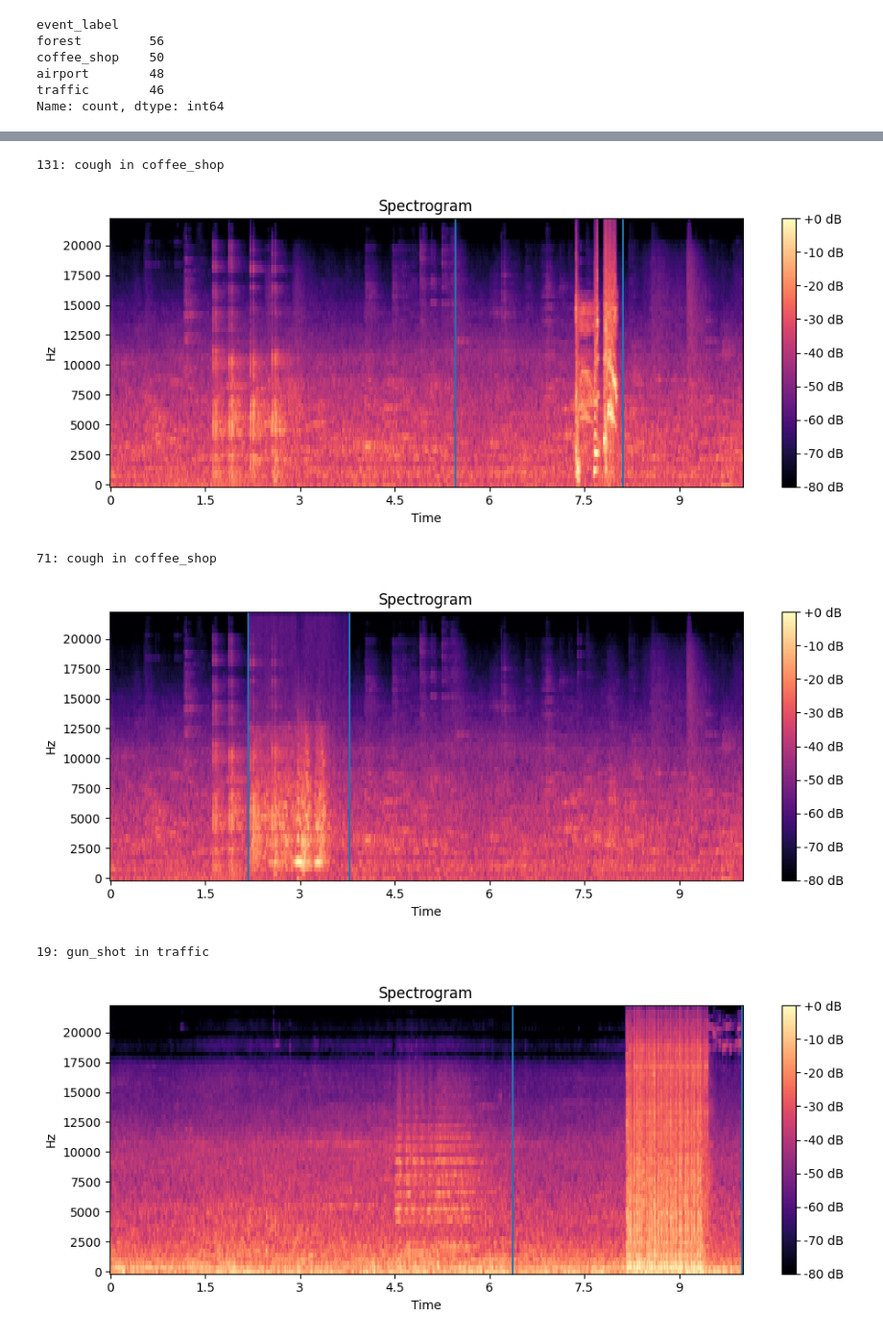
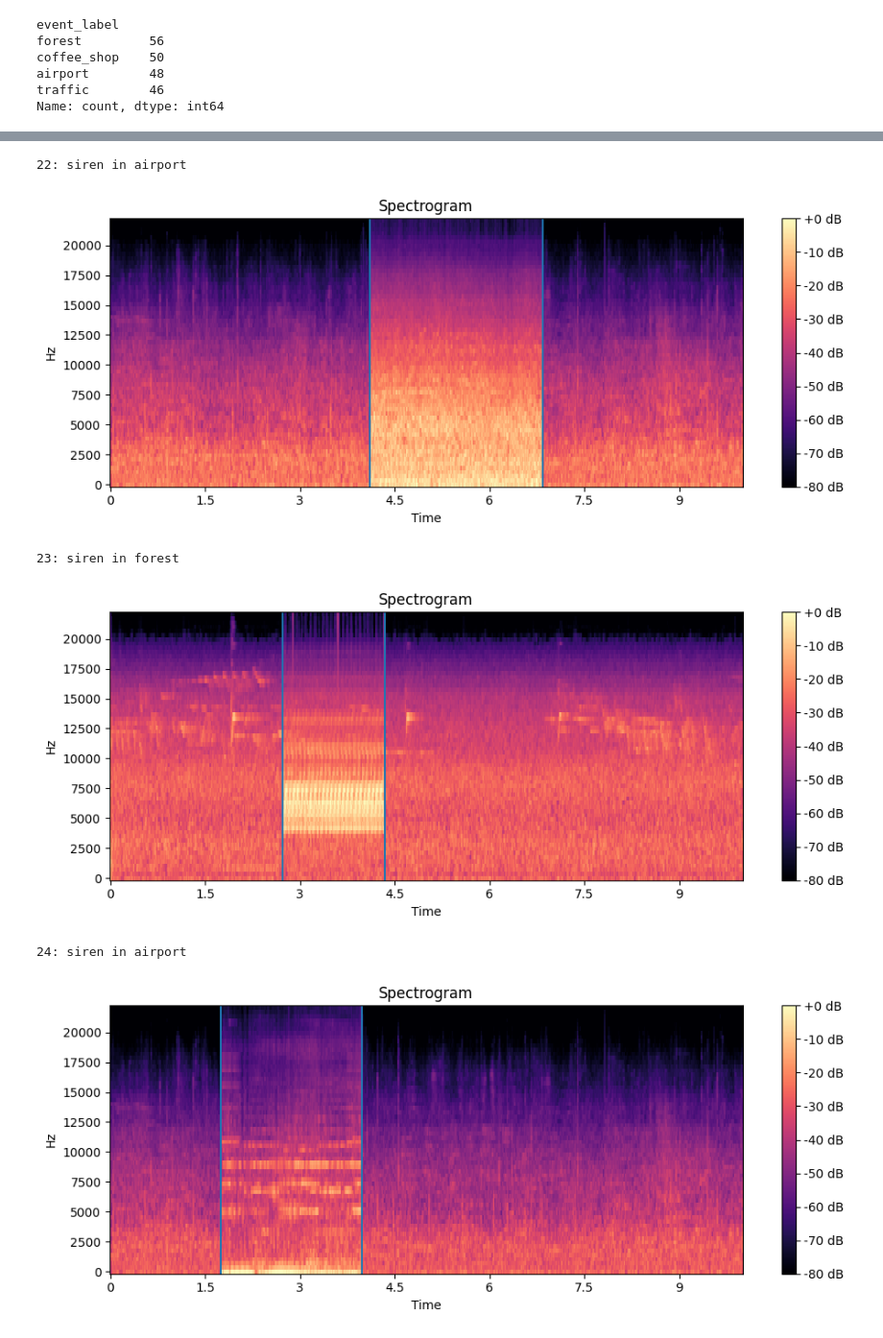
Before and after one commit to yxtann/sound-event-detection, a Jupyter notebook: notebooks/get_spectrograms.ipynb, the cells around one changed output, grey strips where cells are left out. Shown at 96% size. Cells and saved outputs as stored; diff of their text form; code cells hidden in the pictures.

```diff
--- a/notebooks/get_spectrograms.ipynb
+++ b/notebooks/get_spectrograms.ipynb
@@ -67,7 +75,11 @@ export = {'sr':sr,
 pickle.dump(export, open('../data/processed/detection.p', 'wb'))
 # %%
 # Quick spectrogram vis
-for i in np.random.randint(0, 200, 5):
+#for i in np.random.randint(0, 200, 5):
+for i in range(20, 40):
     print(f'{i}: {export['event_label'][i]} in {export['background_label'][i]}')
-    display_spectrogram(S_db_all[i], sr, annot_filter, filename = f'scene_0{str(i).zfill(3)}.wav')
+    annot_file = annot_filter.query(f'filename == "scene_0{str(i).zfill(3)}.wav"')
+    offset = annot_file['offset'].iloc[0]
+    onset = annot_file['onset'].iloc[0]
+    display_spectrogram(S_db_all[i], sr, onset, offset)
 # %% [output]
@@ -78,6 +90,6 @@ for i in np.random.randint(0, 200, 5):
-131: cough in coffee_shop
+22: siren in airport
-[figure, old version]
+[figure, new version]
-71: cough in coffee_shop
+23: siren in forest
-[figure, old version]
+[figure, new version]
-19: gun_shot in traffic
+24: siren in airport
-[figure, old version]
+[figure, new version]
```
Also changed, not shown: parts of 2 cells of this notebook, 3 other files.
